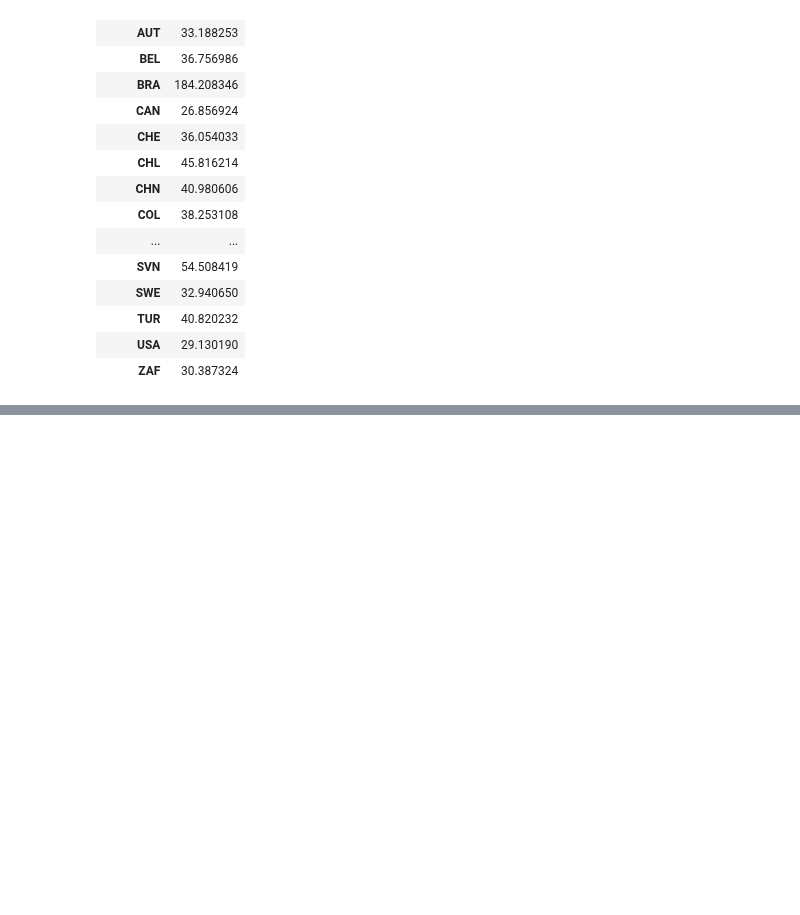
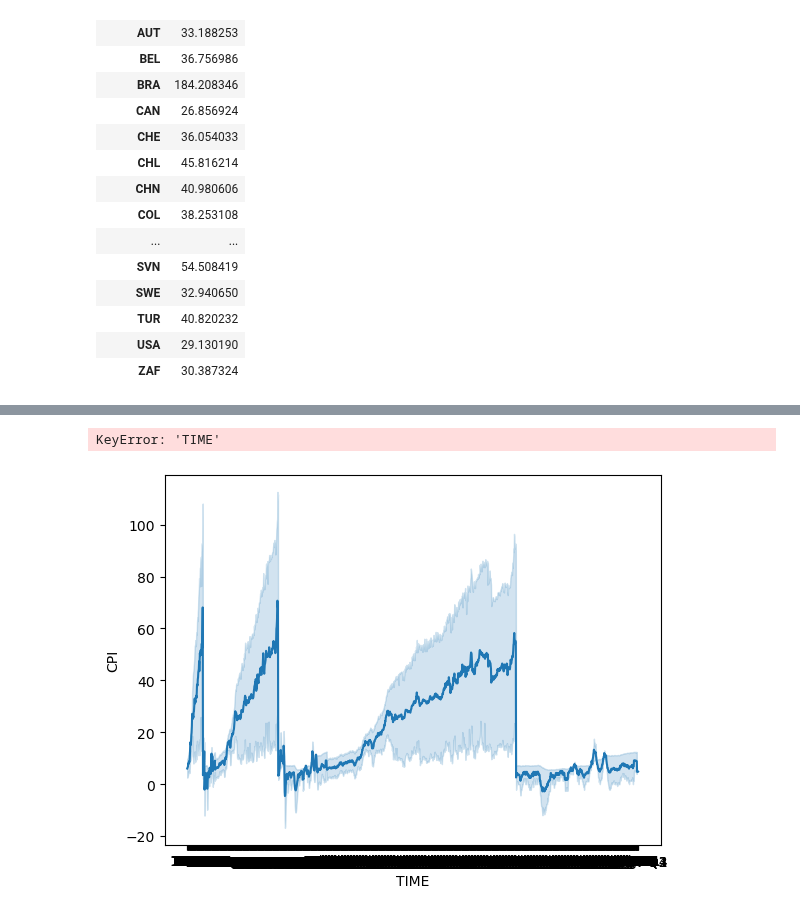
Before and after one commit to ubco-W2022T2-data301/project-group-group19, a Jupyter notebook: analysis/analysis2.ipynb, the cells around one changed output, grey strips where cells are left out. Cells and saved outputs as stored; diff of their text form; code cells hidden in the pictures; blank space fills up the shorter version.

```diff
--- a/analysis/analysis2.ipynb
+++ b/analysis/analysis2.ipynb
@@ -37,0 +41,4 @@ datfrm.groupby("LOCATION").mean()
+# %%
+datfrm = pd.read_csv('./../data/raw/Inflationdataset.csv')
+datfrm.columns.values[6] = "CPI"
+datfrm.describe()
@@ -37,0 +86,4 @@ datfrm.groupby("LOCATION").mean()
+# %%
+## drop colunms that arn't needed
+dat_droped = datfrm.drop( axis=1,columns='Flag Codes')
+dat_droped.head()
@@ -37,0 +97,4 @@ datfrm.groupby("LOCATION").mean()
+# %%
+#get canadain stats
+dat_loc_cpi = dat_droped[dat_droped['LOCATION'] == 'CAN']
+dat_loc_cpi.head()
@@ -37,0 +113,18 @@ datfrm.groupby("LOCATION").mean()
+# %%
+dat2drop = dat_loc_cpi[['TIME','CPI']]
+dat2drop.max()
+dat2drop = dat2drop['TIME']
+
+for dat in dat2drop['TIME']:
+    date = str.split(dat, '-').index(1)
+    if(date[1] <= 22):
+        dat = date[0] + (2000 + date[1])
+    else:
+        dat =  date[0] + (1900 + date[1])
+# %% [output]
+KeyError: 'TIME'
+# %%
+
+inlaftion_rate_plot = sns.lineplot(dat2drop, y='CPI',x='TIME')
+# %% [output]
+[figure, added]
```
Also changed, not shown: parts of 9 cells of this notebook.
